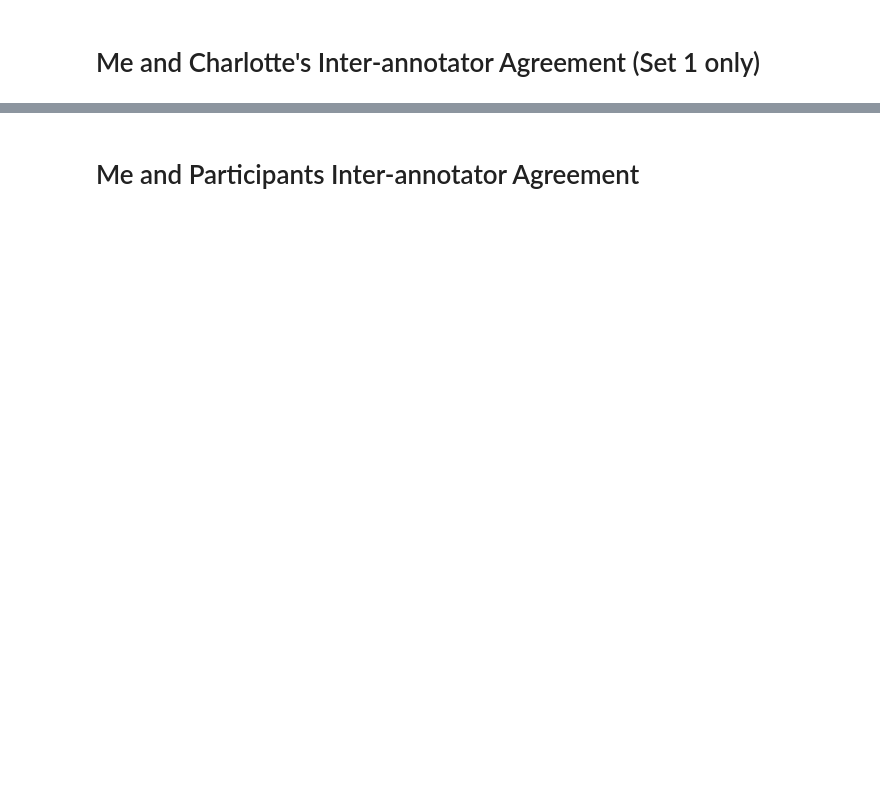
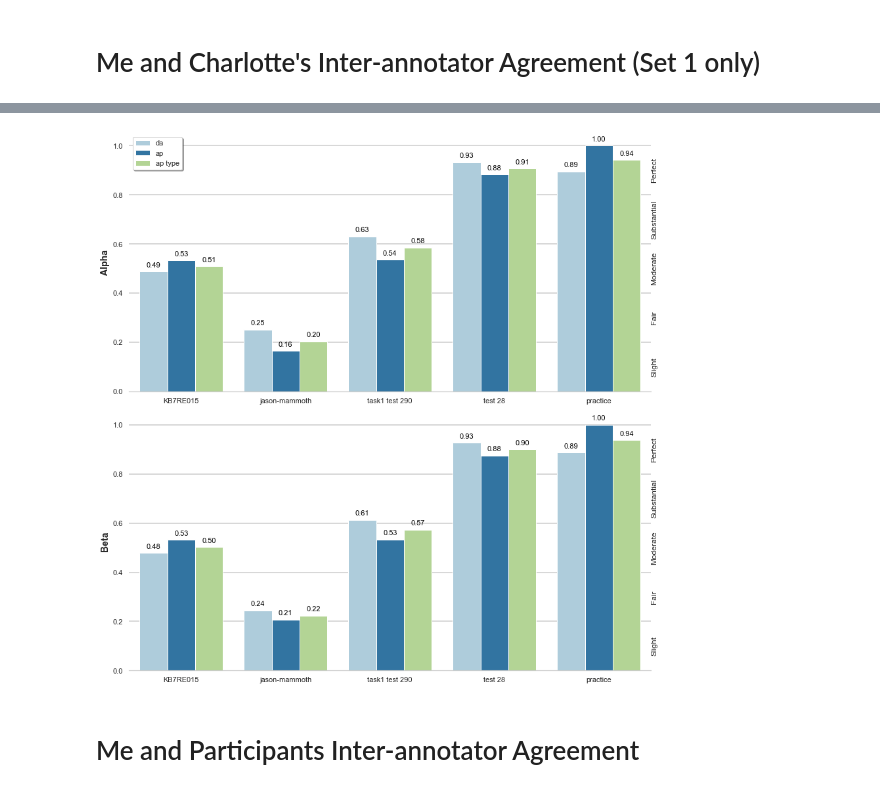
Before and after one commit to NathanDuran/CAMS-Dialogue-Annotation, a Jupyter notebook: data_processing/my_agreement.ipynb, the cells around one changed output, grey strips where cells are left out. Cells and saved outputs as stored; diff of their text form; code cells hidden in the pictures; blank space fills up the shorter version.

```diff
--- a/data_processing/my_agreement.ipynb
+++ b/data_processing/my_agreement.ipynb
@@ -107,3 +107,16 @@ nd_cs_agreement
+# %%
+# Generate a group plot for all stats
+data = nd_cs_agreement.reset_index(drop=False, col_level=0)
+data = data.melt(id_vars=['index'])
+data = data.rename(columns={'variable_0': 'metric', 'variable_1': 'group'})
+data['metric'] = data['metric'].str.capitalize()
+
+g, plt = plot_facetgrid(data, title='', axis_titles=True, share_y=False, num_col=1, show_bar_value=True,
+                        legend_loc='upper left', num_legend_col=1, errcolor='#CCCCCC', errwidth=1.5)
+g, plt = annotate_landis_koch(g, plt)  # Annotate with landis and koch range
+plt.savefig('set1_expert_agreement.png')
+# %% [output]
+[figure, added]
 # %% [markdown]
 # Me and Participants Inter-annotator Agreement
 # %%
```
Also changed, not shown: parts of 1 cell of this notebook, 1 other file.
